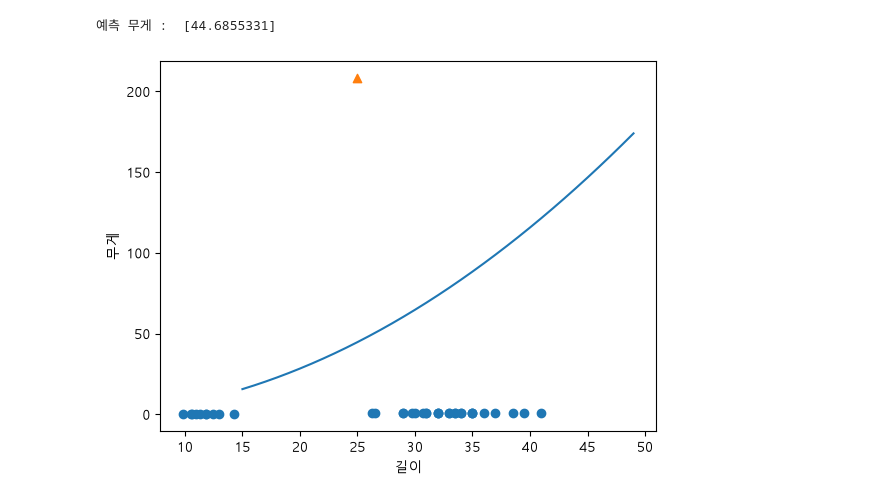
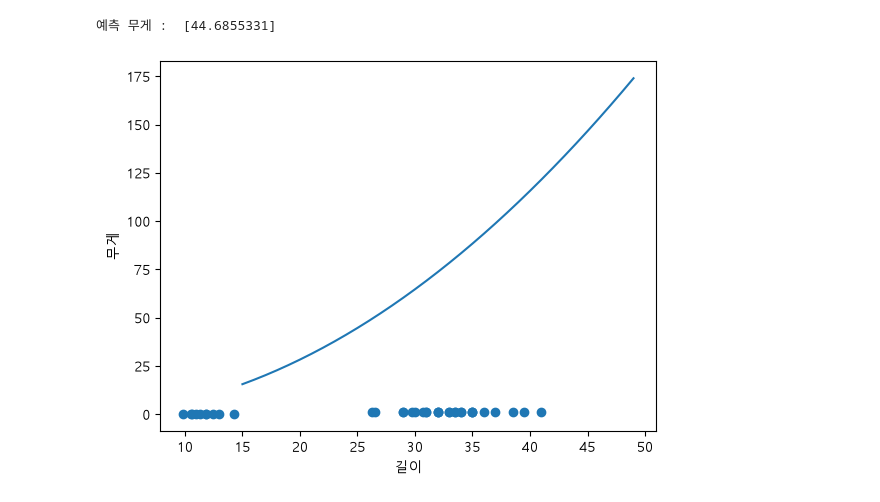
Before and after one commit to EPONINEE26/aix_learn_1106, a Jupyter notebook: p1110/p1110_08.ipynb, the cells around one changed output. Cells and saved outputs as stored; diff of their text form; code cells hidden in the pictures.

```diff
--- a/p1110/p1110_08.ipynb
+++ b/p1110/p1110_08.ipynb
@@ -187,10 +187,10 @@ print("예측 무게 : ", result)
 예측 무게 :  [44.6855331]
 # %%
 plt.scatter(train_data[:, 0], train_label)
-plt.scatter(25, 208.14, marker='^')
+# plt.scatter(25, 44.685, marker='^')
 plt.plot(point, lr.coef_[0]*point**2 + lr.coef_[1]*point + lr.intercept_)
 plt.xlabel('길이')
 plt.ylabel('무게')
 plt.show()
 # %% [output]
-[figure, old version]
+[figure, new version]
```
